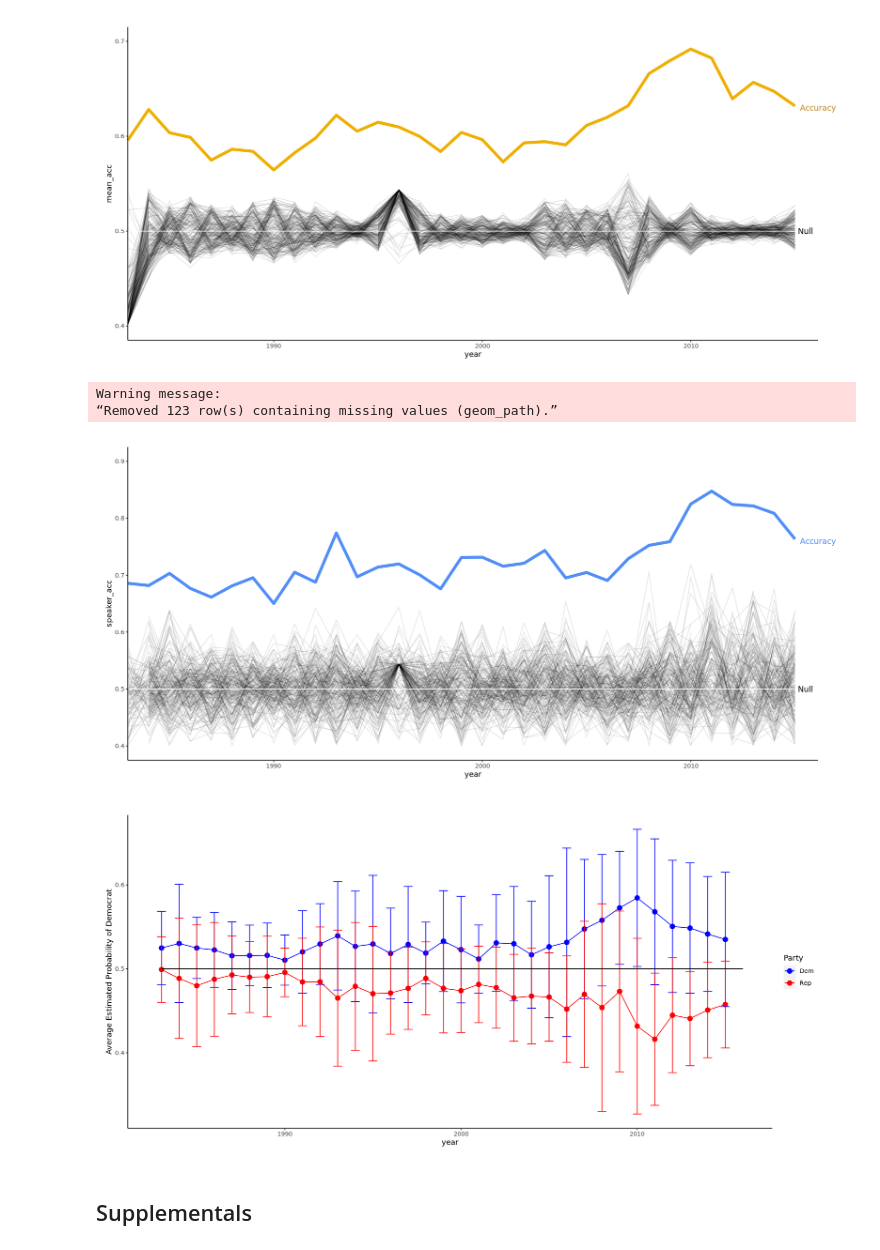
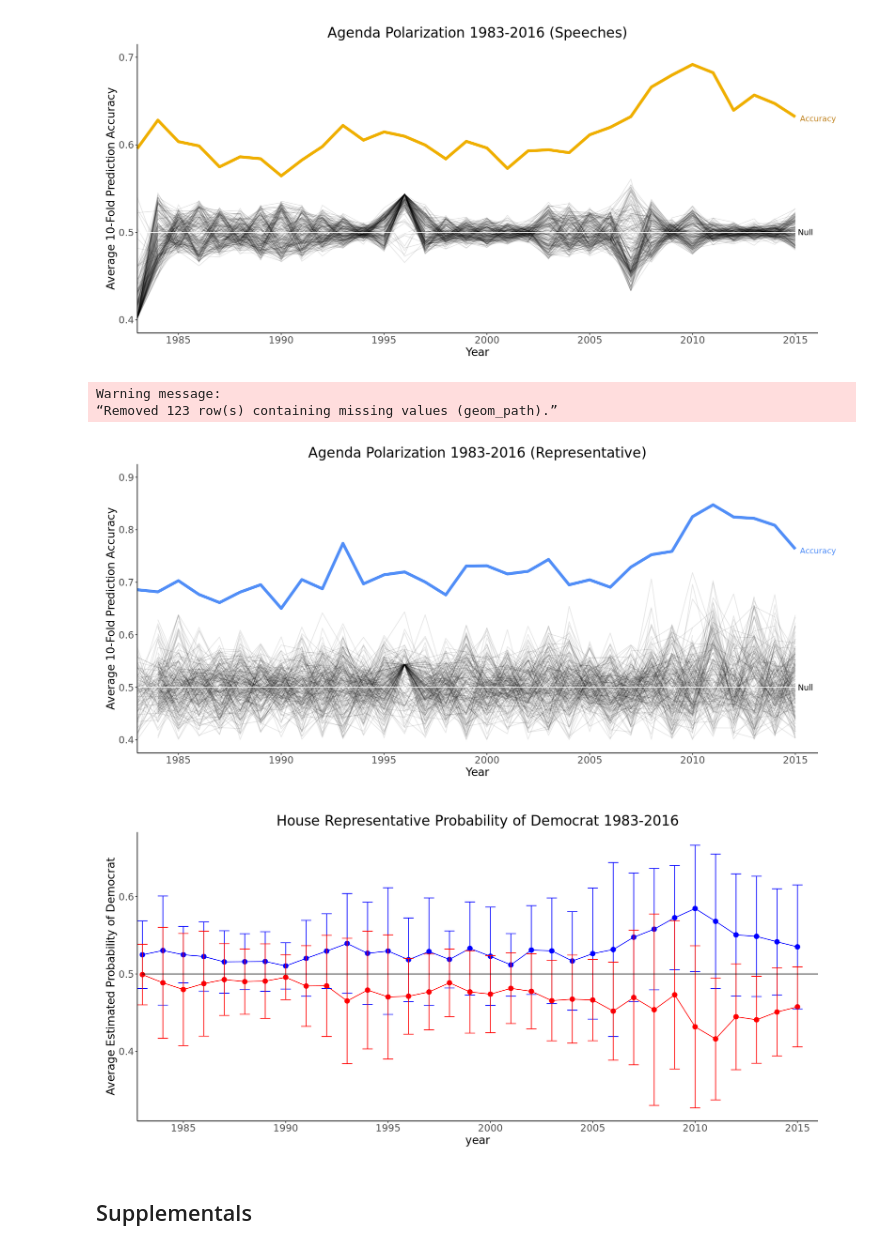
Before and after one commit to JM-Pearl/Dissertation, a Jupyter notebook: Visualize_classification_results.ipynb, the cells around one changed output. Saved outputs shown, nothing was run; the diff lists cells and outputs as text; code cells hidden in the pictures.

Commit message:
validation graphs

```diff
--- a/Visualize_classification_results.ipynb
+++ b/Visualize_classification_results.ipynb
@@ -31,23 +14,33 @@ options(repr.plot.width = 15, repr.plot.height = 7)
+# %%
+options(repr.plot.width = 15, repr.plot.height = 7)
+
+plot_theme = theme(panel.background = element_blank(),
+        plot.title = element_text(hjust = 0.5,size=20),
+        plot.margin = unit(c(1,3,1,1), "lines"),
+        axis.line = element_line(),
+        axis.title = element_text(size=16),
+        axis.text = element_text(size=14))
 # %%
 
 p = ggplot(combined,aes(x = year, y = mean_acc)) +
   geom_line(data=combined[combined$type == "actual",],color='#efaf00',aes(group=iter),size=2) +
   geom_line(data=combined[combined$type != "actual",],aes(group=iter),alpha=0.1,size=0.5) +
   annotate('segment',x=1983,xend=2016,y=0.5,yend=0.5,color='white') +
-  theme(panel.background = element_blank(),
-        plot.margin = unit(c(1,3,1,1), "lines"),
-        axis.line = element_line()) +
-  scale_x_continuous(expand = c(0,0)) +
+  plot_theme +
+  scale_x_continuous(expand = c(0,0),breaks = seq(1980,2020,by=5)) +
   ylim(0.4,0.7) +
   annotate('text',label='Accuracy',x=2016.1,y=0.63,size=4,color='#c18422') +
-  annotate('text',label='Null',x=2015.5,y=0.50,size=4,color='black')
+  annotate('text',label='Null',x=2015.5,y=0.50,size=4,color='black') +
+  ggtitle('Agenda Polarization 1983-2016 (Speeches)') +
+  xlab('Year') +
+  ylab('Average 10-Fold Prediction Accuracy')
 
 
 gt <- ggplotGrob(p)
 gt$layout$clip[gt$layout$name == "panel"] <- "off"
 grid.draw(gt)
 # %% [output]
-[figure, old version]
+[figure, new version]
 # %%
 options(repr.plot.width = 15, repr.plot.height = 7)
 
@@ -55,14 +48,14 @@ p = ggplot(combined,aes(x = year, y = speaker_acc)) +
   geom_line(data=combined[combined$type == "actual",],color='#518ef7',aes(group=iter),size=2) +
   geom_line(data=combined[combined$type != "actual",],aes(group=iter),alpha=0.1,size=0.5) +
   annotate('segment',x=1983,xend=2016,y=0.5,yend=0.5,color='white') +
-  theme(panel.background = element_blank(),
-        plot.margin = unit(c(1,3,1,1), "lines"),
-        axis.line = element_line()) +
-  scale_x_continuous(expand = c(0,0)) +
+  plot_theme +
+  scale_x_continuous(expand = c(0,0),breaks = seq(1980,2020,by=5)) +
   ylim(0.4,.9) +
   annotate('text',label='Accuracy',x=2016.1,y=0.76,size=4,color='#518ef7') +
-  annotate('text',label='Null',x=2015.5,y=0.50,size=4,color='black')
-
+  annotate('text',label='Null',x=2015.5,y=0.50,size=4,color='black') +
+  ggtitle('Agenda Polarization 1983-2016 (Representative)') +
+  xlab('Year') +
+  ylab('Average 10-Fold Prediction Accuracy')
 
 gt <- ggplotGrob(p)
 gt$layout$clip[gt$layout$name == "panel"] <- "off"
@@ -70,32 +63,33 @@ grid.draw(gt)
 # %% [output]
 Warning message:
 “Removed 123 row(s) containing missing values (geom_path).”
-[figure, old version]
+[figure, new version]
 # %%
 mean_pred <- df %>%
     select(year,Dem_speaker_mean,Rep_speaaker_mean) %>%
     rename(Dem = Dem_speaker_mean,Rep=Rep_speaaker_mean) %>%
     pivot_longer(!year,names_to = 'Party',values_to = 'mean')
 
 std_pred <- df %>%
     select(year,Dem_speaker_std,Rep_speaker_std) %>%
     rename(Dem = Dem_speaker_std,Rep=Rep_speaker_std) %>%
     pivot_longer(!year,names_to = 'Party',values_to = 'std')
 
 mean_pred %>%
     merge(std_pred,on=c(year,Party)) %>%
     ggplot(aes(x = year, y=mean, color=Party)) +
     geom_point(size=3) +
     geom_line() +
     geom_errorbar(aes(ymin=mean-std,ymax=mean+std,width=0.5)) +
-    theme(panel.background = element_blank(),
-        plot.margin = unit(c(1,3,1,1), "lines"),
-        axis.line = element_line()) +
+    plot_theme +
+    theme(legend.position = 'None') +
     scale_color_manual(values=c('blue','red')) +
     annotate('segment',x=1983,xend=2016,y=0.5,yend=0.5,color='black') +
-    ylab('Average Estimated Probability of Democrat')
+    ylab('Average Estimated Probability of Democrat') +
+    ggtitle('House Representative Probability of Democrat 1983-2016') +
+    scale_x_continuous(expand = c(0,0),breaks = seq(1980,2020,by=5))
 # %% [output]
-[figure, old version]
+[figure, new version]
 # %% [markdown]
 ## Supplementals
 # %% [markdown]
```
Also changed, not shown: parts of 6 cells of this notebook.
